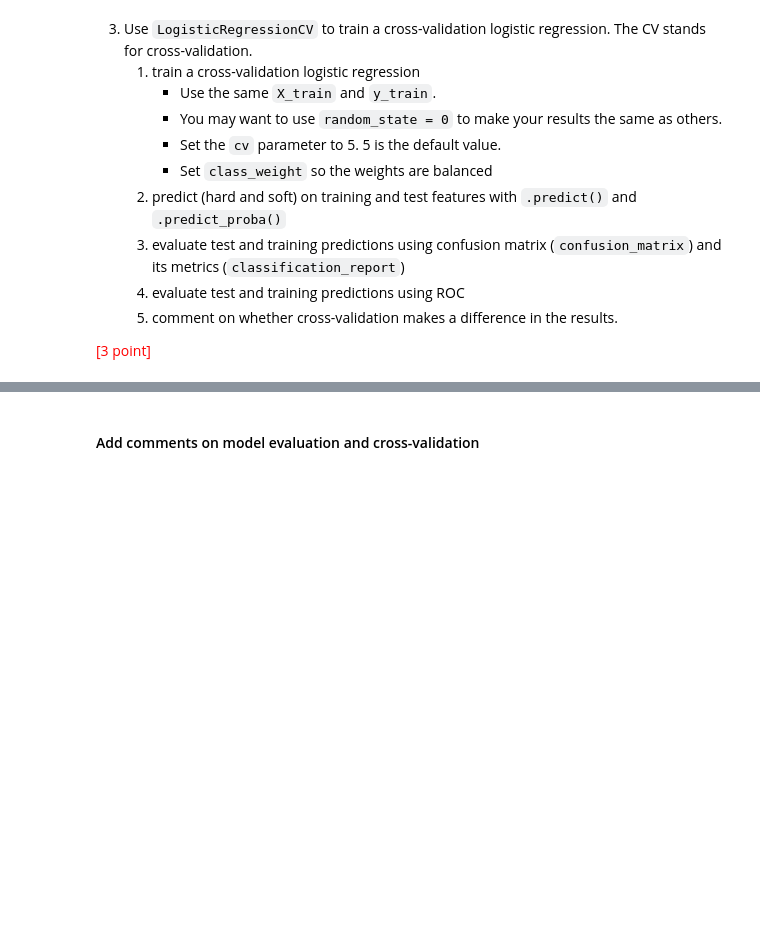
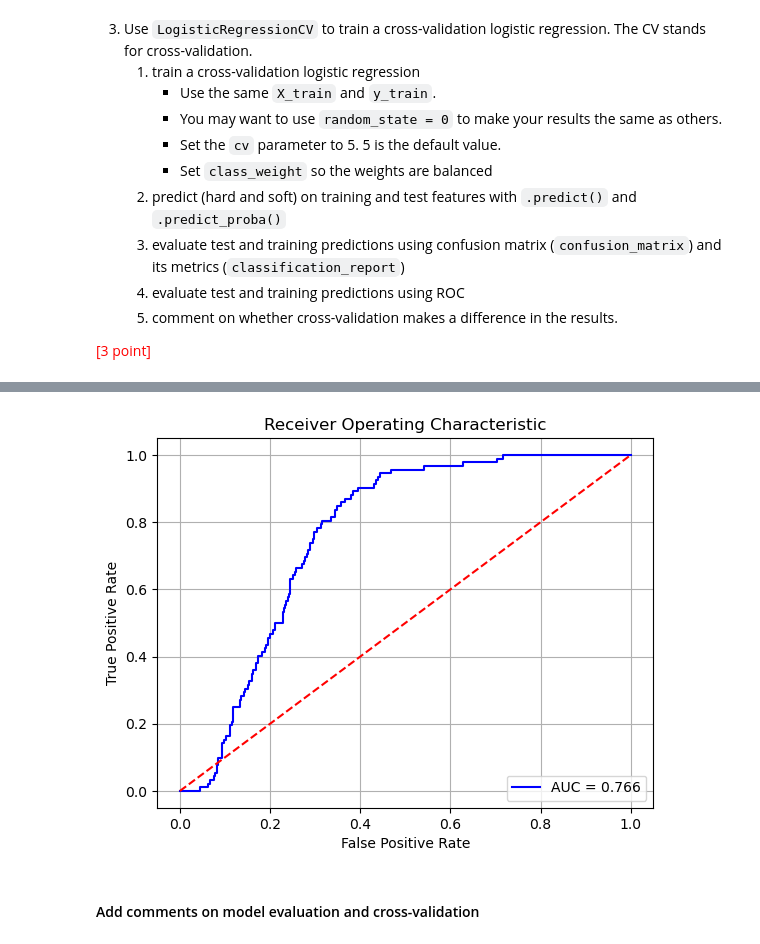
Before and after one commit to darynwhite/DataScienceCert, a Jupyter notebook: Assignments/10/DarynWhite-L10-submitted.ipynb, the cells around one changed output, grey strips where cells are left out. Drawn from its saved outputs; the diff is of its cells as text; code cells hidden in the pictures; blank space fills up the shorter version.

```diff
--- a/Assignments/10/DarynWhite-L10-submitted.ipynb
+++ b/Assignments/10/DarynWhite-L10-submitted.ipynb
@@ -146,4 +188,6 @@ ValueError: Classification metrics can't handle a mix of binary and continuous t
 
 <span style="color:red" float:right>[3 point]</span>
 # %%
-# Add code to train logistic regression cross-validation (cv = 5)
+# Add code here to train the logistic regression
+lreg = LogisticRegressionCV(random_state=random_state, cv=5, class_weight='balanced')
+lreg.fit(X_train,y_train)
@@ -150,2 +196,6 @@ ValueError: Classification metrics can't handle a mix of binary and continuous t
 # %%
 # Add code to predict (hard and soft) on training and test features
+y_train_pred_hard = lreg.predict(X_train)
+y_train_pred_soft = lreg.predict_proba(X_train)
+y_test_pred_hard = lreg.predict(X_test)
+y_test_pred_soft = lreg.predict_proba(X_test)
@@ -156,3 +217,21 @@ ValueError: Classification metrics can't handle a mix of binary and continuous t
+# %%
+# Add code to evaluate predictions using ROC
+fpr, tpr, thresholds = roc_curve(y_train, y_train_pred_soft[:,1])
+roc_auc = auc(fpr, tpr)
+
+import matplotlib.pyplot as plt
+plt.title('Receiver Operating Characteristic')
+plt.plot(fpr, tpr, 'b', label = 'AUC = %0.3f' % roc_auc)
+plt.legend(loc = 'lower right')
+plt.plot([0, 1], [0, 1],'r--')
+plt.xlim([-0.05, 1.05])
+plt.ylim([-0.05, 1.05])
+plt.ylabel('True Positive Rate')
+plt.xlabel('False Positive Rate')
+plt.grid()
+plt.show()
+# %% [output]
+[figure, added]
 # %% [markdown]
 #### Add comments on model evaluation and  cross-validation
 # %% [markdown]
```
Also changed, not shown: parts of 23 cells of this notebook, 1 other file.
